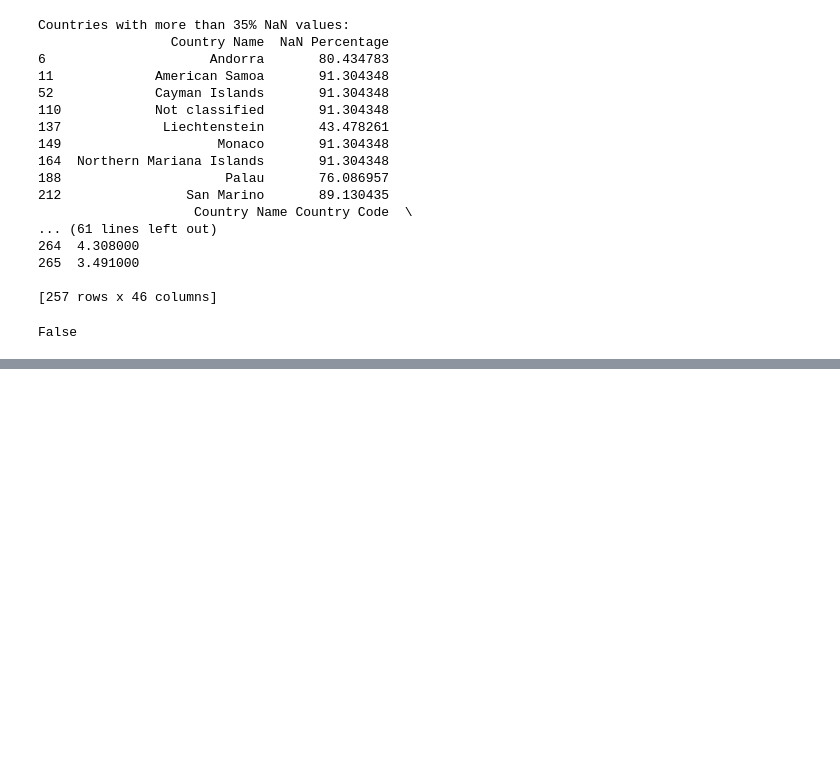
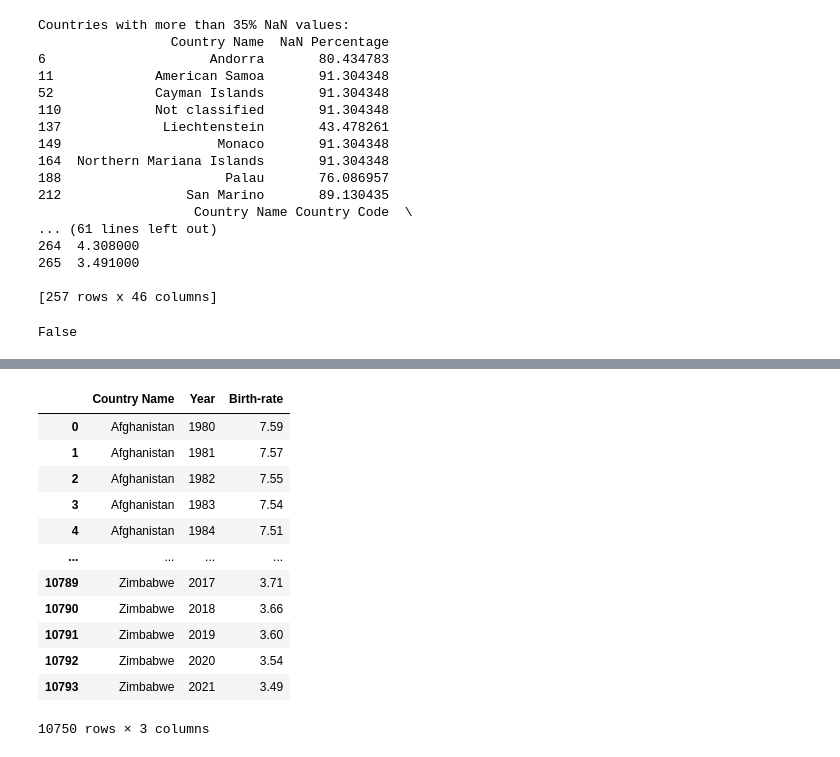
Before and after one commit to JavierVillares/Final-Project-at-Ironhack, a Jupyter notebook: Notebooks/Birthrate.ipynb, the cells around one changed output, grey strips where cells are left out. Cells and saved outputs as stored; diff of their text form; code cells hidden in the pictures; blank space fills up the shorter version.

```diff
--- a/Notebooks/Birthrate.ipynb
+++ b/Notebooks/Birthrate.ipynb
@@ -189,0 +230,16 @@ df_sorted.reset_index(drop=True, inplace=True)
+# %%
+df_sorted
+# %% [output]
+|  | Country Name | Year | Birth-rate |
+| 0 | Afghanistan | 1980 | 7.59 |
+| 1 | Afghanistan | 1981 | 7.57 |
+| 2 | Afghanistan | 1982 | 7.55 |
+| 3 | Afghanistan | 1983 | 7.54 |
+| 4 | Afghanistan | 1984 | 7.51 |
+| ... | ... | ... | ... |
+| 10789 | Zimbabwe | 2017 | 3.71 |
+| 10790 | Zimbabwe | 2018 | 3.66 |
+| 10791 | Zimbabwe | 2019 | 3.60 |
+| 10792 | Zimbabwe | 2020 | 3.54 |
+| 10793 | Zimbabwe | 2021 | 3.49 |
+10750 rows × 3 columns
```
Also changed, not shown: parts of 10 cells of this notebook, 18 other files.
